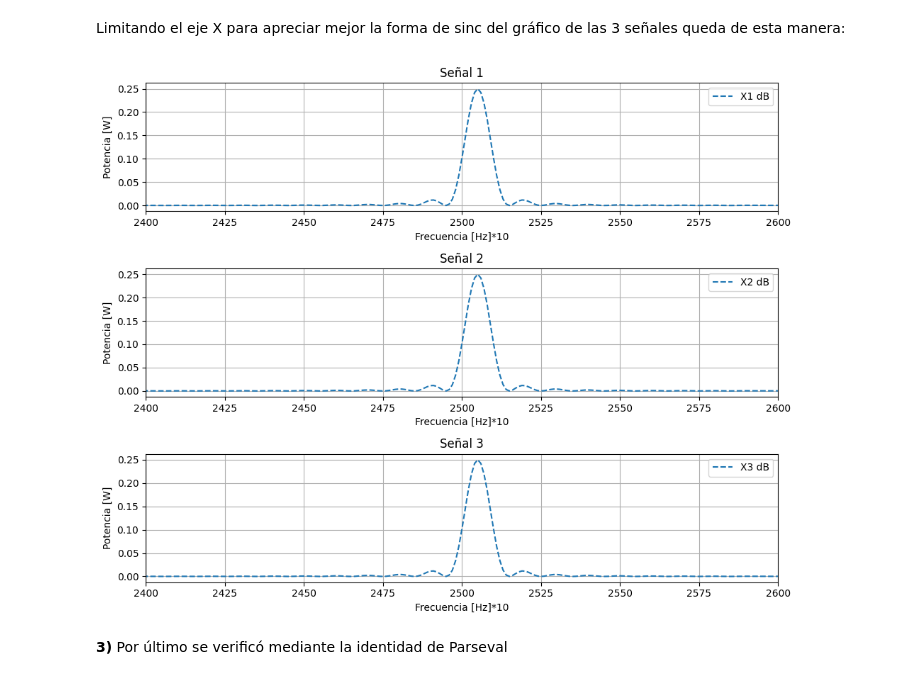
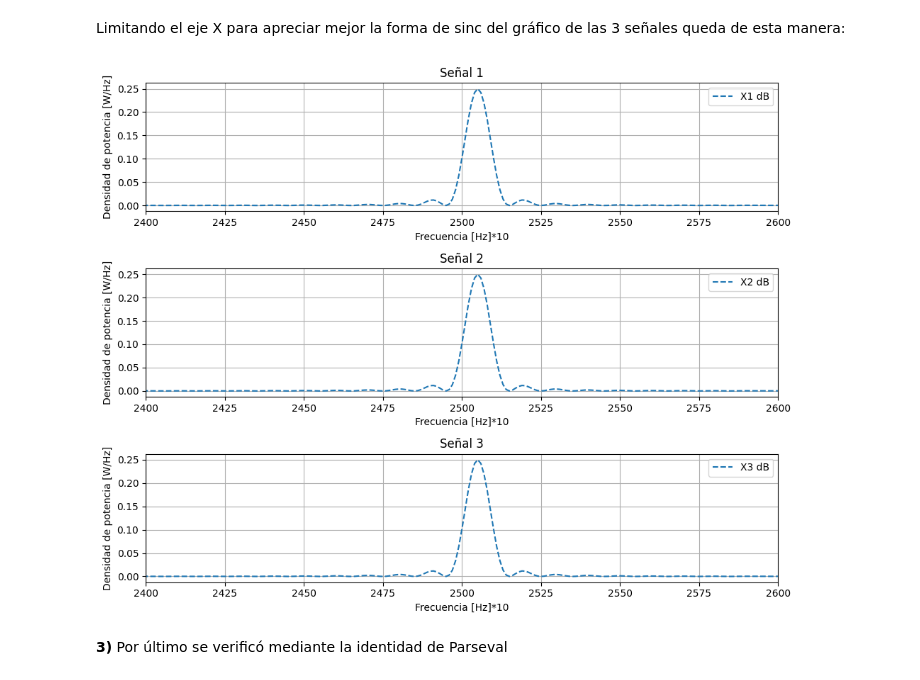
Before and after one commit to Fededun/APS-segundo-cuatri-2025-Federico-Dunel, a Jupyter notebook: TS3 Federico Dunel.ipynb, the cells around one changed output. Cells and saved outputs as stored; diff of their text form; code cells hidden in the pictures.

```diff
--- a/TS3 Federico Dunel.ipynb
+++ b/TS3 Federico Dunel.ipynb
@@ -162,37 +162,37 @@ frec2=np.arange(10 * n) * df
 #grafico
 plt.figure(figsize=(10,8))
 
 plt.subplot(3,1,1)
 plt.plot(frec2, DEPXX1, '--', label='X1 dB')
 plt.xlim([2400,2600])
 plt.title('Señal 1')
 plt.xlabel("Frecuencia [Hz]*10")
-plt.ylabel("Potencia [W]")
+plt.ylabel("Densidad de potencia [W/Hz]")
 plt.grid()
 plt.legend()
 
 plt.subplot(3,1,2)
 plt.plot(frec2, DEPXX2, '--', label='X2 dB')
 plt.xlim([2400,2600])
 plt.title('Señal 2')
 plt.xlabel("Frecuencia [Hz]*10")
-plt.ylabel("Potencia [W]")
+plt.ylabel("Densidad de potencia [W/Hz]")
 plt.grid()
 plt.legend()
 
 plt.subplot(3,1,3)
 plt.plot(frec2, DEPXX3, '--', label='X3 dB')
 plt.xlim([2400,2600])
 plt.title('Señal 3')
 plt.xlabel("Frecuencia [Hz]*10")
-plt.ylabel("Potencia [W]")
+plt.ylabel("Densidad de potencia [W/Hz]")
 plt.grid()
 plt.legend()
 
 plt.tight_layout()
 plt.show()
 # %% [output]
-[figure, old version]
+[figure, new version]
 # %% [markdown]
 **3)** Por último se verificó mediante la identidad de Parseval
 # %%
```
Also changed, not shown: parts of 3 cells of this notebook.
